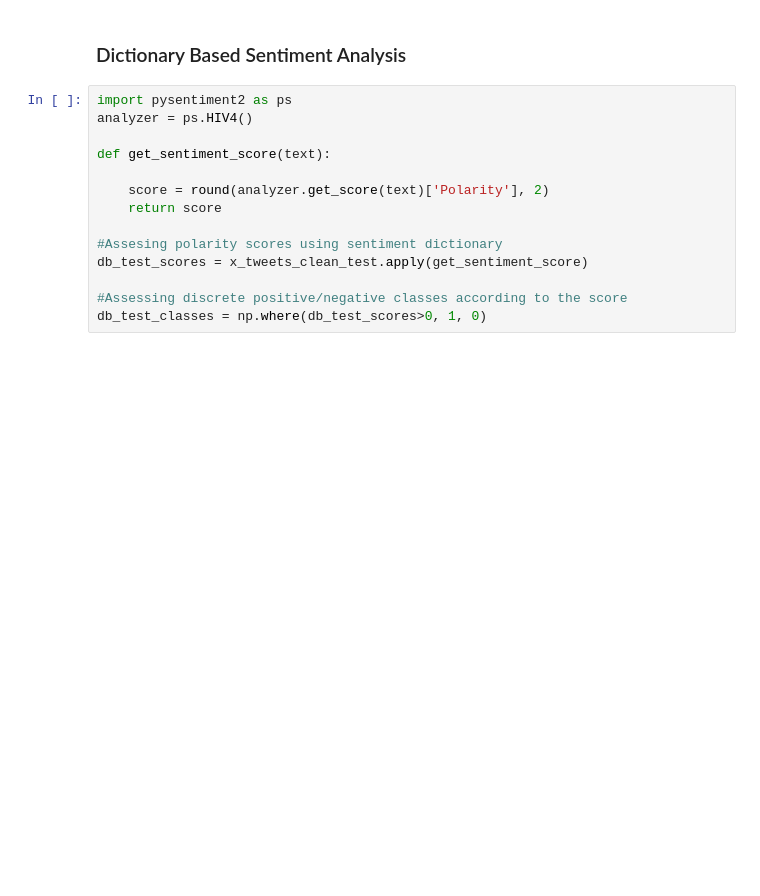
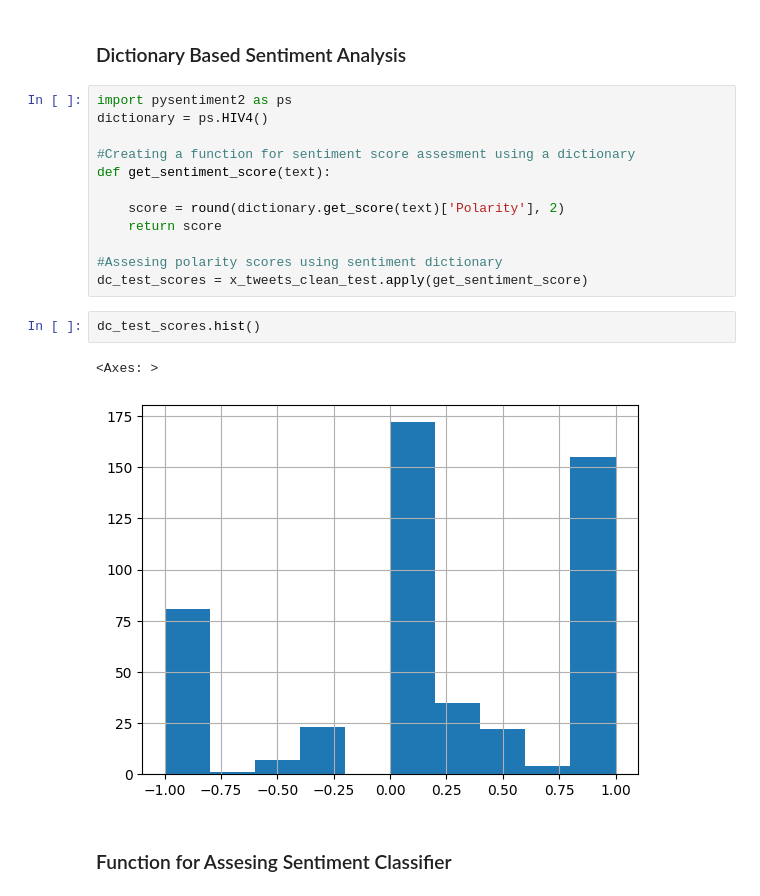
Before and after one commit to busrakasabali/Delta_Task_2, a Jupyter notebook: Delta_Task_2.ipynb, the cells around one changed output. Drawn from its saved outputs; the diff is of its cells as text; blank space fills up the shorter version.

```diff
--- a/Delta_Task_2.ipynb
+++ b/Delta_Task_2.ipynb
@@ -292,15 +328,20 @@ y_tweets_test = btc_tweets_test['sentiment']
 ### Dictionary Based Sentiment Analysis
 # %%
 import pysentiment2 as ps
-analyzer = ps.HIV4()
+dictionary = ps.HIV4()
 
+#Creating a function for sentiment score assesment using a dictionary
 def get_sentiment_score(text):
 
-    score = round(analyzer.get_score(text)['Polarity'], 2)
+    score = round(dictionary.get_score(text)['Polarity'], 2)
     return score
 
 #Assesing polarity scores using sentiment dictionary
-db_test_scores = x_tweets_clean_test.apply(get_sentiment_score)
-
-#Assessing discrete positive/negative classes according to the score
-db_test_classes = np.where(db_test_scores>0, 1, 0)
+dc_test_scores = x_tweets_clean_test.apply(get_sentiment_score)
+# %%
+dc_test_scores.hist()
+# %% [output]
+<Axes: >
+[figure, added]
+# %% [markdown]
+### Function for Assesing Sentiment Classifier
```
Also changed, not shown: parts of 8 cells of this notebook.
